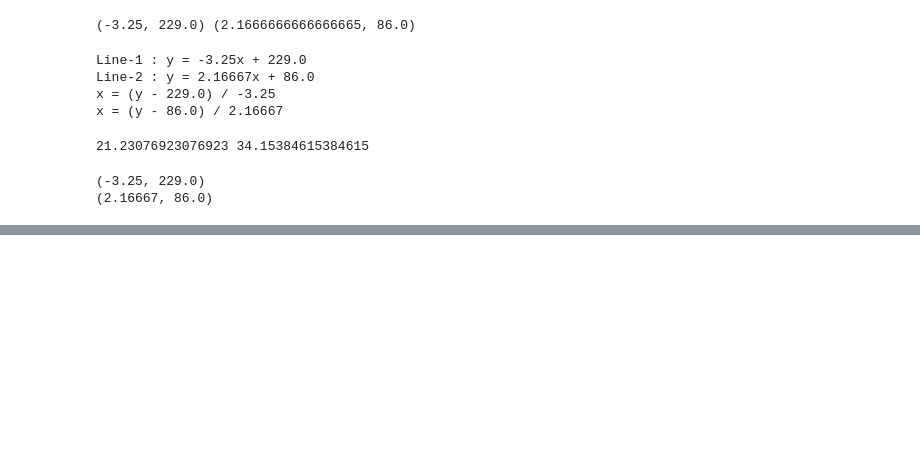
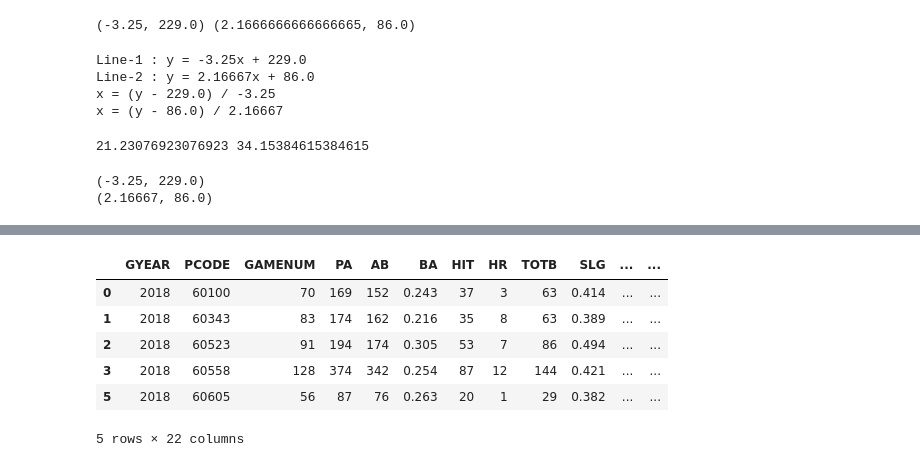
Before and after one commit to Bigcontest-Triple-I/Baseball_OPS-Prediction, a Jupyter notebook: HTS data analyze.ipynb, the cells around one changed output, grey strips where cells are left out. Cells and saved outputs as stored; diff of their text form; code cells hidden in the pictures; blank space fills up the shorter version.

```diff
--- a/HTS data analyze.ipynb
+++ b/HTS data analyze.ipynb
@@ -424,0 +457,10 @@ print(dfPlayerRecord.head())
+# %%
+da.head()
+# %% [output]
+|  | GYEAR | PCODE | GAMENUM | PA | AB | BA | HIT | HR | TOTB | SLG | ... | ... |
+| 0 | 2018 | 60100 | 70 | 169 | 152 | 0.243 | 37 | 3 | 63 | 0.414 | ... | ... |
+| 1 | 2018 | 60343 | 83 | 174 | 162 | 0.216 | 35 | 8 | 63 | 0.389 | ... | ... |
+| 2 | 2018 | 60523 | 91 | 194 | 174 | 0.305 | 53 | 7 | 86 | 0.494 | ... | ... |
+| 3 | 2018 | 60558 | 128 | 374 | 342 | 0.254 | 87 | 12 | 144 | 0.421 | ... | ... |
+| 5 | 2018 | 60605 | 56 | 87 | 76 | 0.263 | 20 | 1 | 29 | 0.382 | ... | ... |
+5 rows × 22 columns
```
Also changed, not shown: parts of 5 cells of this notebook, 2 other files.
